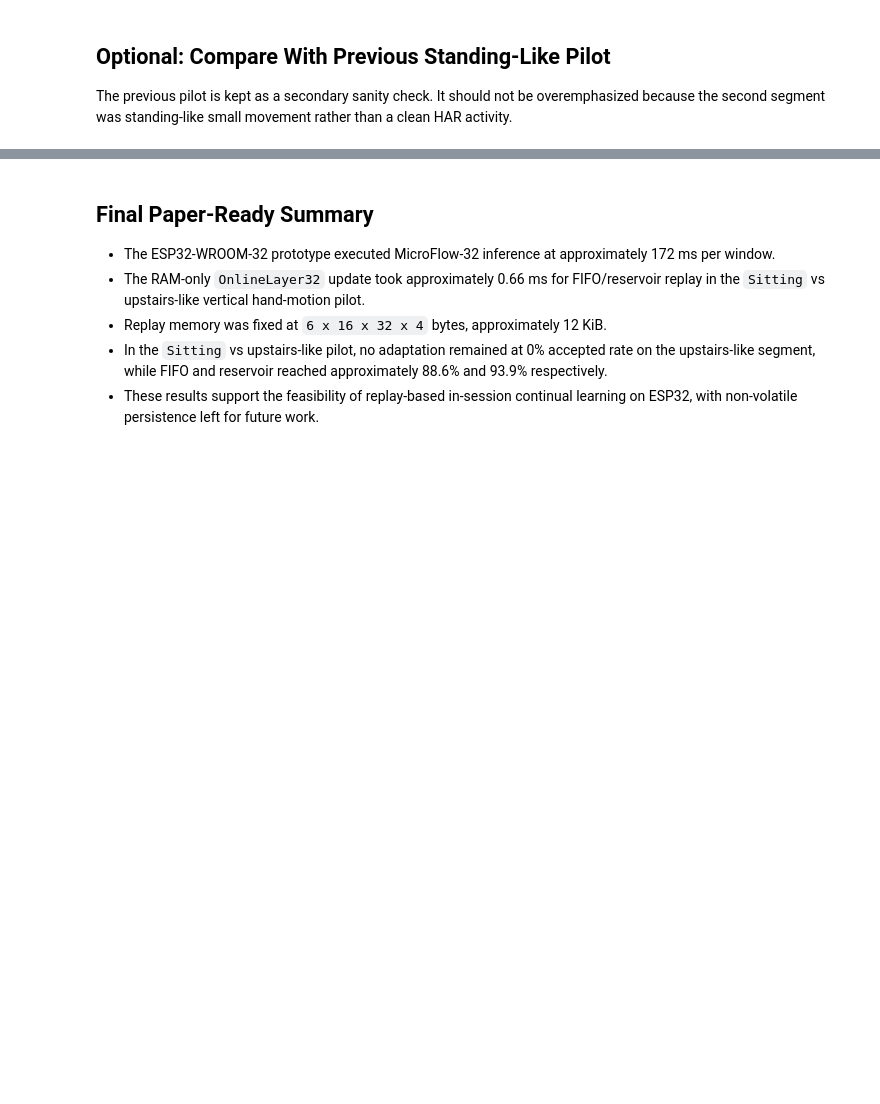
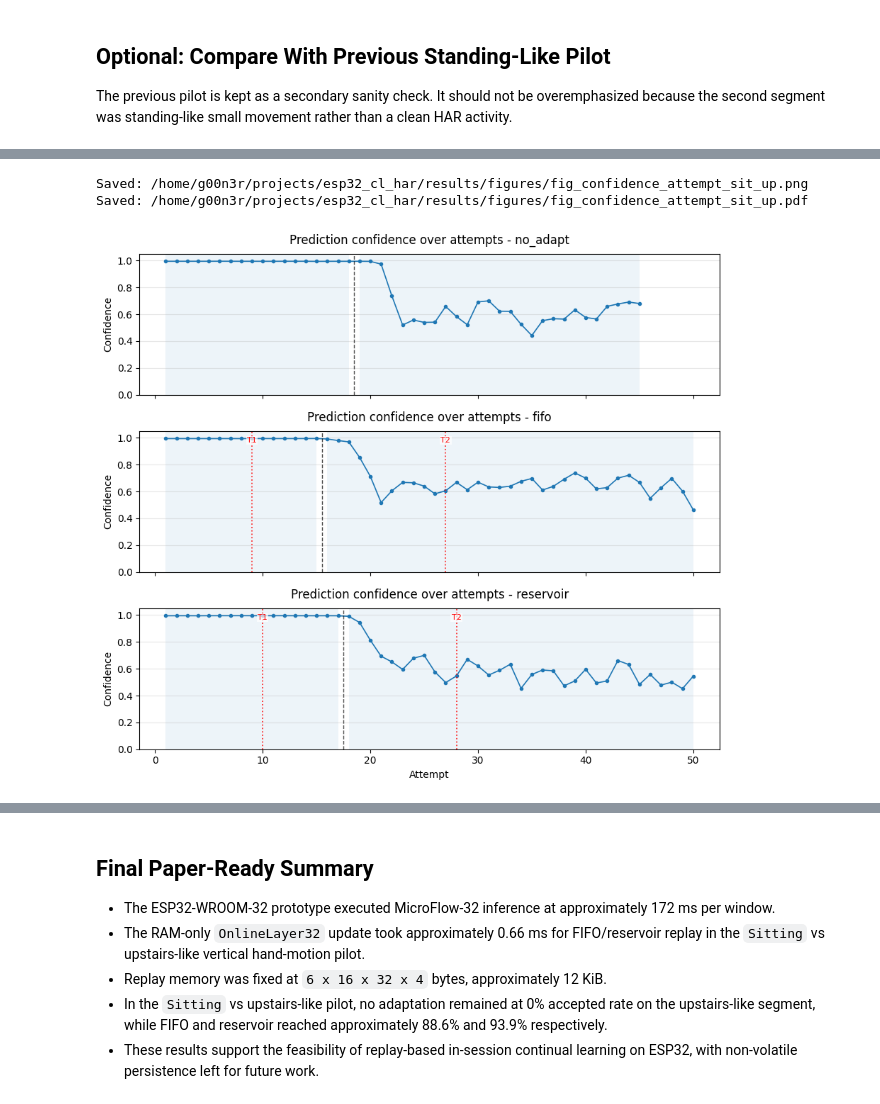
Before and after one commit to loo00r/esp32_cl_har, a Jupyter notebook: notebooks/paper_results_analysis.ipynb, the cells around one changed output, grey strips where cells are left out. Cells and saved outputs as stored; diff of their text form; code cells hidden in the pictures; blank space fills up the shorter version.

```diff
--- a/notebooks/paper_results_analysis.ipynb
+++ b/notebooks/paper_results_analysis.ipynb
@@ -338,0 +596,45 @@ pilot_comparison_compact
+# %%
+fig, axes = plt.subplots(len(MODE_ORDER), 1, figsize=(9, 8), sharex=True, sharey=True)
+
+for ax, mode in zip(axes, MODE_ORDER):
+    pred = attempt_data[mode]["pred"]
+    train = attempt_data[mode]["train"]
+    if pred.empty:
+        ax.set_title(f"Prediction confidence over attempts - {mode}: missing data")
+        continue
+
+    ax.plot(pred["attempt"], pred["conf"], marker="o", linewidth=1.2, markersize=3)
+    ax.set_title(f"Prediction confidence over attempts - {mode}", pad=10)
+    ax.set_ylim(0, 1.05)
+    ax.set_ylabel("Confidence")
+    ax.grid(True, axis="y", alpha=0.3)
+
+    sitting = segment_ranges.get((mode, "sitting"))
+    upstairs = segment_ranges.get((mode, "upstairs_like"))
+    if sitting and upstairs:
+        ax.axvspan(sitting[0], sitting[1], alpha=0.08, label="sitting")
+        ax.axvspan(upstairs[0], upstairs[1], alpha=0.08, label="upstairs-like")
+        ax.axvline(sitting[1] + 0.5, linestyle="--", linewidth=1, color="black", alpha=0.7)
+
+    if not train.empty:
+        for _, row in train.iterrows():
+            ax.axvline(row["attempt"], linestyle=":", linewidth=1.3, color="red", alpha=0.8)
+            ax.text(
+                row["attempt"],
+                0.96,
+                f"T{int(row['step'])}",
+                color="red",
+                ha="center",
+                va="top",
+                fontsize=8,
+                transform=ax.get_xaxis_transform(),
+                bbox={"facecolor": "white", "edgecolor": "none", "alpha": 0.7, "pad": 1},
+            )
+
+axes[-1].set_xlabel("Attempt")
+save_current_figure("fig_confidence_attempt_sit_up")
+plt.show()
+# %% [output]
+Saved: /home/g00n3r/projects/esp32_cl_har/results/figures/fig_confidence_attempt_sit_up.png
+Saved: /home/g00n3r/projects/esp32_cl_har/results/figures/fig_confidence_attempt_sit_up.pdf
+[figure, added]
```
Also changed, not shown: parts of 21 cells of this notebook, 15 other files.
